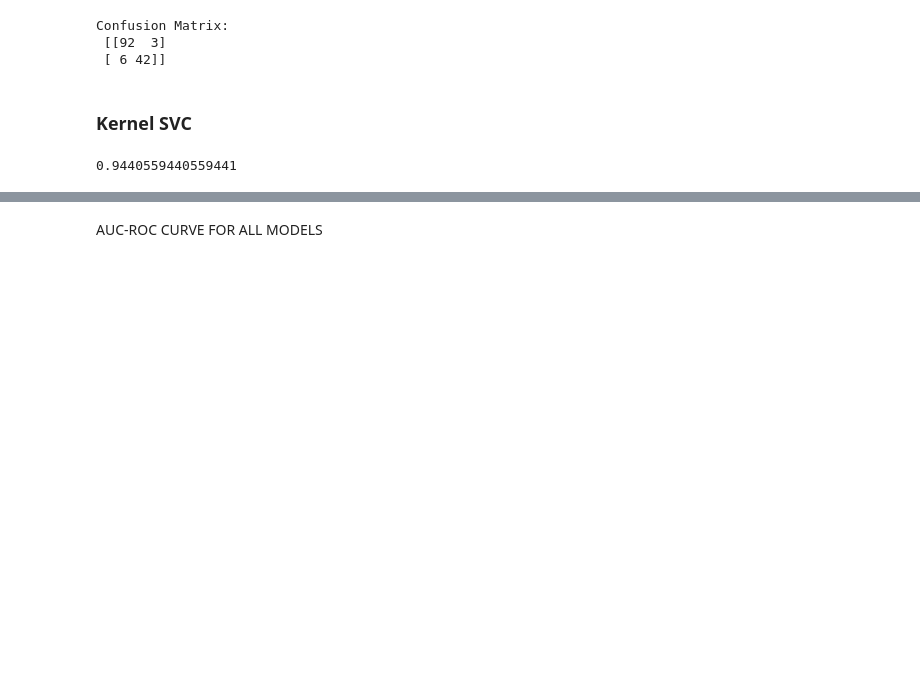
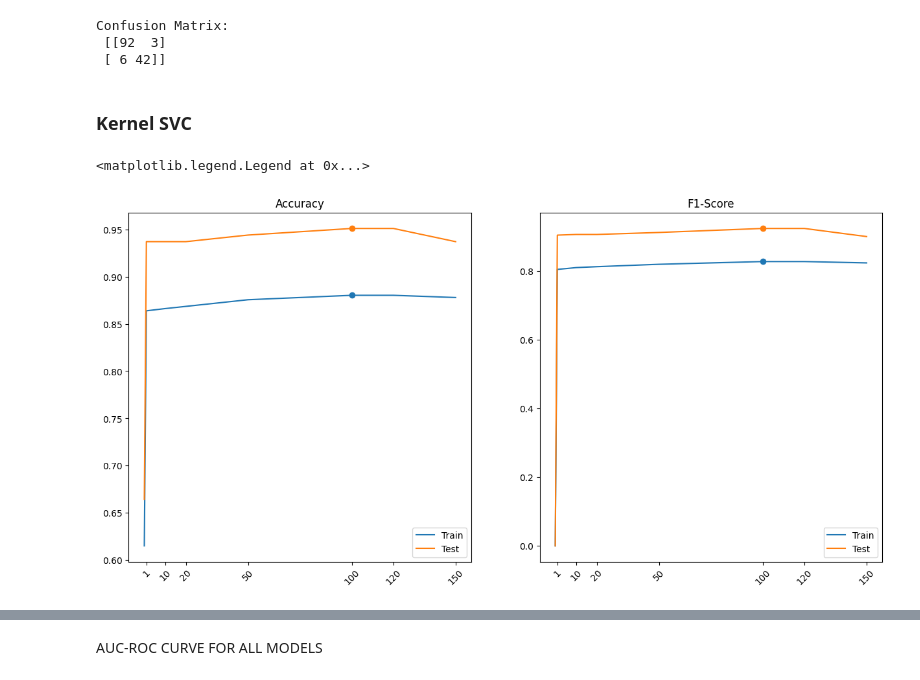
Before and after one commit to LeonardoMicheluz/progettoHealth, a Jupyter notebook: index_Micheluz.ipynb, the cells around one changed output, grey strips where cells are left out. Cells and saved outputs as stored; diff of their text form; code cells hidden in the pictures; blank space fills up the shorter version.

```diff
--- a/index_Micheluz.ipynb
+++ b/index_Micheluz.ipynb
@@ -575,11 +575,3 @@ Confusion Matrix:
  [ 6 42]]
 # %% [markdown]
 ### Kernel SVC
-# %%
-ksvc = SVC(kernel='rbf', C=30, probability=True, random_state=rs)
-ksvc = ksvc.fit(X_train, y_train)
-ksvc_pred = ksvc.predict(X_test)
-accuracy = ksvc.score(X_test, y_test)
-print(accuracy)
-# %% [output]
-0.9440559440559441
@@ -585,0 +613,36 @@ print(accuracy)
+# %%
+_, ax = plt.subplots(1,2, figsize=(15,7))
+
+ax[0].plot(parameter_list, indices["train"]["accuracy"], label="Train")
+ax[0].plot(parameter_list, indices["test"]["accuracy"], label="Test")
+ax[0].scatter(
+  [parameter_list[train_accuracy_max]],
+  [indices["train"]["accuracy"][train_accuracy_max]],
+)
+ax[0].scatter(
+  [parameter_list[test_accuracy_max]],
+  [indices["test"]["accuracy"][train_accuracy_max]],
+)
+ax[0].set_title("Accuracy")
+ax[0].set_xticklabels(parameter_list[1:], rotation=45)
+ax[0].set_xticks(parameter_list[1:])
+ax[0].legend()
+
+
+ax[1].plot(parameter_list, indices["train"]["F1"], label="Train")
+ax[1].plot(parameter_list, indices["test"]["F1"], label="Test")
+ax[1].scatter(
+  [parameter_list[train_accuracy_max]],
+  [indices["train"]["F1"][train_accuracy_max]],
+)
+ax[1].scatter(
+  [parameter_list[test_accuracy_max]],
+  [indices["test"]["F1"][train_accuracy_max]],
+)
+ax[1].set_title("F1-Score")
+ax[1].set_xticklabels(parameter_list[1:], rotation=45)
+ax[1].set_xticks(parameter_list[1:])
+ax[1].legend()
+# %% [output]
+<matplotlib.legend.Legend at 0x...>
+[figure, added]
```
Also changed, not shown: parts of 6 cells of this notebook, 2 other files.
